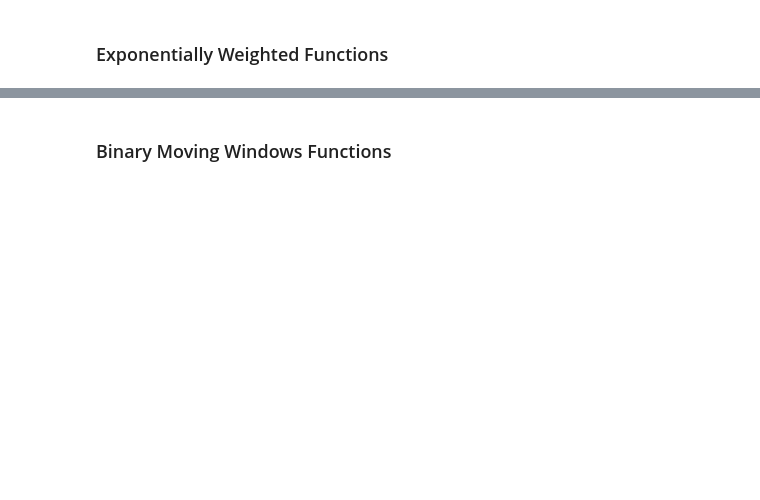
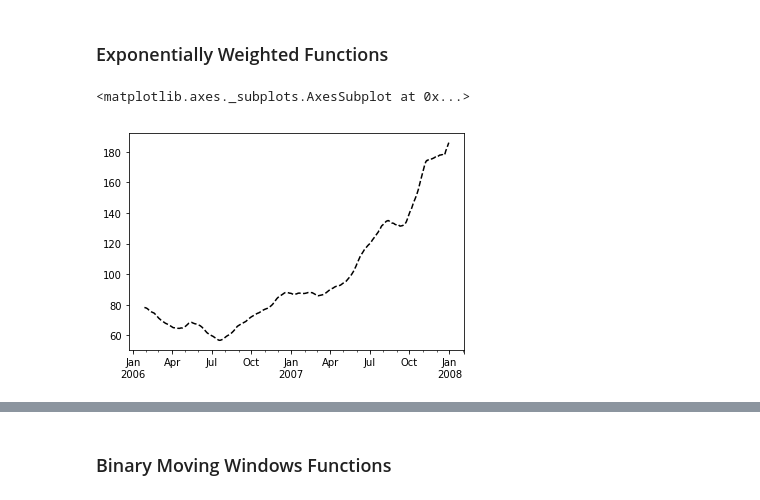
Before and after one commit to UlrikeBoehm/PythonDataAnalysis, a Jupyter notebook: 11_TimeSeries/TimeSeries.ipynb, the cells around one changed output, grey strips where cells are left out. Saved outputs shown, nothing was run; the diff lists cells and outputs as text; code cells hidden in the pictures; blank space fills up the shorter version.

```diff
--- a/11_TimeSeries/TimeSeries.ipynb
+++ b/11_TimeSeries/TimeSeries.ipynb
@@ -1288,2 +1385,6 @@ annual_frame
 # %% [markdown]
 ### Exponentially Weighted Functions
+# %%
+appl_px = close_px.AAPL['2006':'2007']
+# %%
+ma60 = appl_px.rolling(30, min_periods=20).mean()
@@ -1289,0 +1393,5 @@ annual_frame
+# %%
+ma60.plot(style='k--',label='Simple MA')
+# %% [output]
+<matplotlib.axes._subplots.AxesSubplot at 0x...>
+[figure, added]
```
Also changed, not shown: parts of 29 cells of this notebook.
